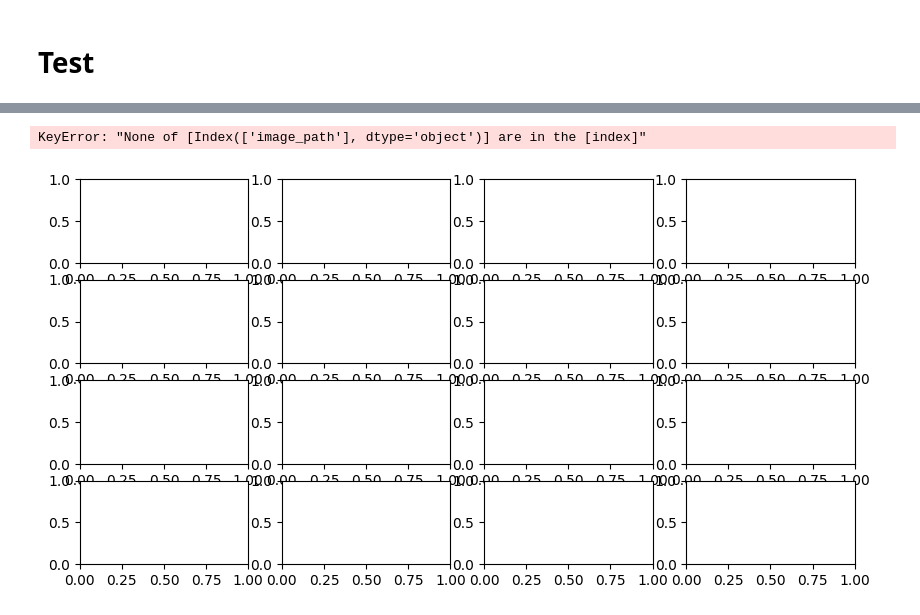
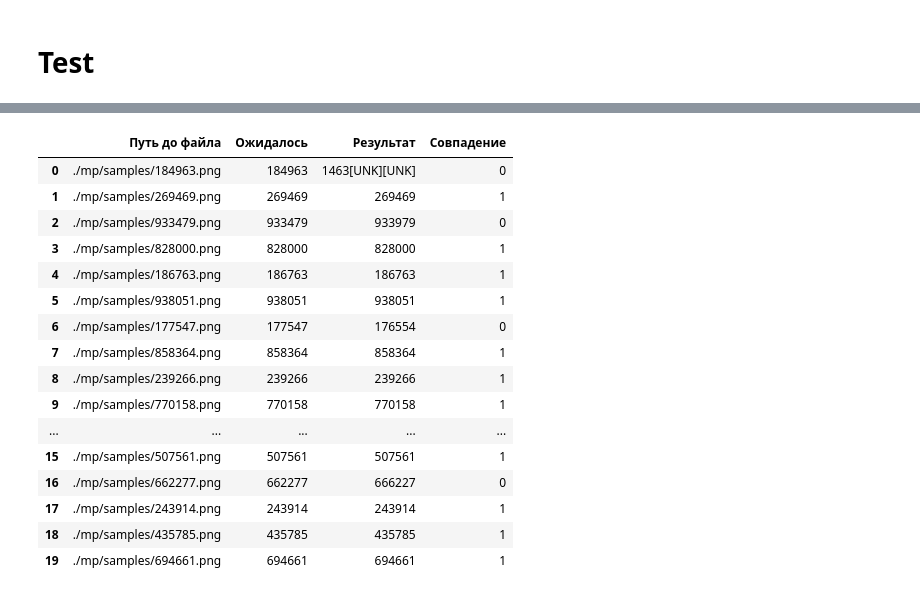
Before and after one commit to Chainichek/captcha_vision, a Jupyter notebook: captcha-ocr-with-ctc-loss.ipynb, the cells around one changed output, grey strips where cells are left out. Drawn from its saved outputs; the diff is of its cells as text; code cells hidden in the pictures.

```diff
--- a/captcha-ocr-with-ctc-loss.ipynb
+++ b/captcha-ocr-with-ctc-loss.ipynb
@@ -128,7 +128,7 @@ def process_dataset(X, y):
         labels.append(lbl.numpy())
     return np.array(images), np.array(labels)
 # %%
-X_train, X_test, y_train, y_test = train_test_split(np.array(image_paths), np.array(labels), test_size=0.3, random_state=42)
+X_train, X_test, y_train, y_test = train_test_split(np.array(image_paths), np.array(labels), test_size=0.15, random_state=42)
 # %%
 X_train_processed, y_train_processed = process_dataset(X_train, y_train)
 X_test_processed, y_test_processed = process_dataset(X_test, y_test)
@@ -243,7 +243,7 @@ history = model.fit(
     X_train_input,
     y_train_processed,
     validation_data=(X_test_input, y_test_processed),
-    epochs=500,
+    epochs=300,
     batch_size=32,
     #callbacks=[early_stopping]
 )
@@ -283,7 +291,7 @@ plt.show()
 # %%
 preds = model.predict(X_test_input)
 input_length = np.ones(preds.shape[0]) * preds.shape[1]
-results = ctc_decode(preds, input_length=input_length, greedy=True)[0][0][:, :5]
+results = ctc_decode(preds, input_length=input_length, greedy=True)[0][0][:, :6]
 pred_texts = []
 for result in results:
     res = tf.strings.reduce_join(num_to_char(result+1)).numpy().decode("utf-8")
@@ -294,6 +302,7 @@ for result in results:
 pred_df = pd.DataFrame({
     "Путь до файла": X_test,
     "Ожидалось": y_test,
-    "Результат": pred_texts
+    "Результат": pred_texts,
+    "Совпадение": [1 if y_test[i] == pred_texts[i] else 0 for i in range(len(y_test))]
 })
 print(X_test)
@@ -300,3 +320,20 @@ print(X_test)
 # %%
 pred_df.head(1000)
-pred_df.to_excel("./captcha_mpets.xlsx")
+# %% [output]
+|  | Путь до файла | Ожидалось | Результат | Совпадение |
+| 0 | ./mp/samples/184963.png | 184963 | 1463[UNK][UNK] | 0 |
+| 1 | ./mp/samples/269469.png | 269469 | 269469 | 1 |
+| 2 | ./mp/samples/933479.png | 933479 | 933979 | 0 |
+| 3 | ./mp/samples/828000.png | 828000 | 828000 | 1 |
+| 4 | ./mp/samples/186763.png | 186763 | 186763 | 1 |
+| 5 | ./mp/samples/938051.png | 938051 | 938051 | 1 |
+| 6 | ./mp/samples/177547.png | 177547 | 176554 | 0 |
+| 7 | ./mp/samples/858364.png | 858364 | 858364 | 1 |
+| 8 | ./mp/samples/239266.png | 239266 | 239266 | 1 |
+| 9 | ./mp/samples/770158.png | 770158 | 770158 | 1 |
+| ... | ... | ... | ... | ... |
+| 15 | ./mp/samples/507561.png | 507561 | 507561 | 1 |
+| 16 | ./mp/samples/662277.png | 662277 | 666227 | 0 |
+| 17 | ./mp/samples/243914.png | 243914 | 243914 | 1 |
+| 18 | ./mp/samples/435785.png | 435785 | 435785 | 1 |
+| 19 | ./mp/samples/694661.png | 694661 | 694661 | 1 |
@@ -324,6 +363,3 @@ def visualize_predictions(df: pd.DataFrame):
     plt.show()
 # %%
 visualize_predictions(pred_df)
-# %% [output]
-KeyError: "None of [Index(['image_path'], dtype='object')] are in the [index]"
-[figure, removed]
```
Also changed, not shown: parts of 11 cells of this notebook, 5 other files.
